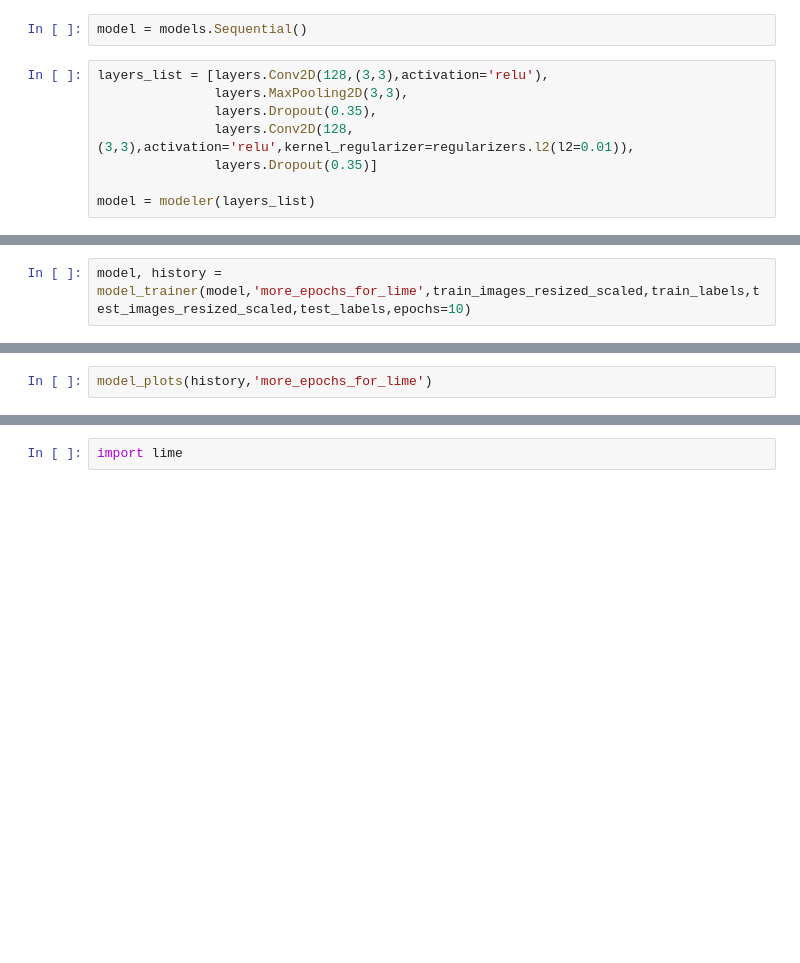
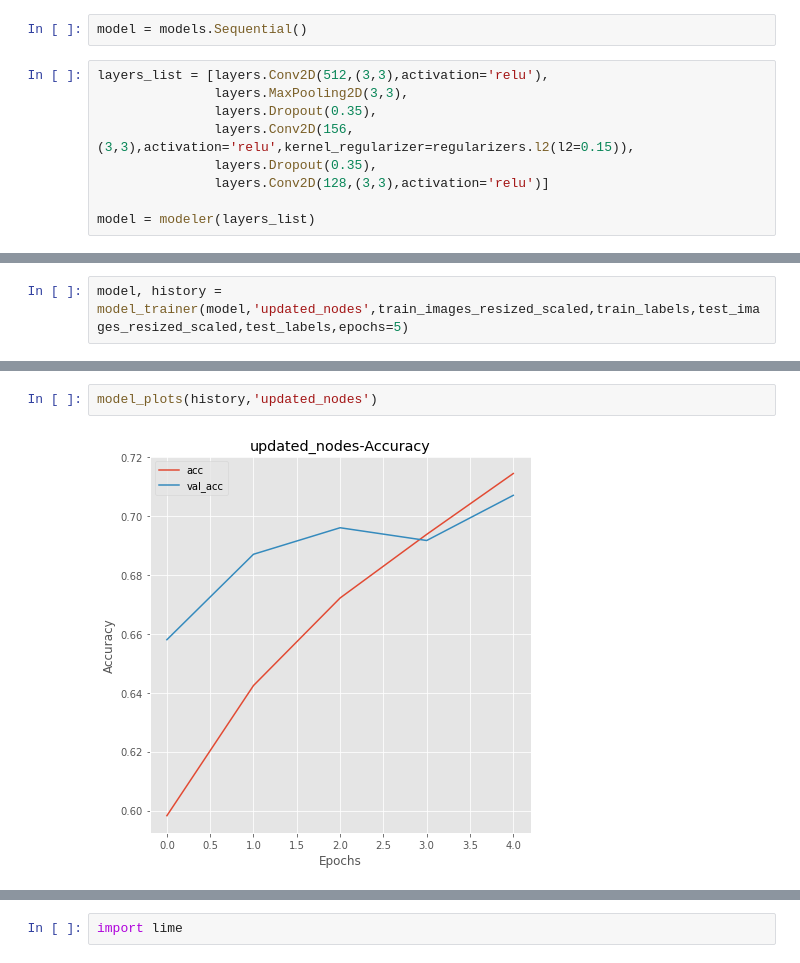
Before and after one commit to Joshua-Hill-Science/Landscapes, a Jupyter notebook: notebooks/exploratory/Warren/Lime.ipynb, the cells around one changed output, grey strips where cells are left out. Saved outputs shown, nothing was run; the diff lists cells and outputs as text; blank space fills up the shorter version.

```diff
--- a/notebooks/exploratory/Warren/Lime.ipynb
+++ b/notebooks/exploratory/Warren/Lime.ipynb
@@ -144,11 +142,12 @@ test_images_resized_scaled = test_images_resized.reshape((-1,75,75,3)).astype('f
 # %%
 model = models.Sequential()
 # %%
-layers_list = [layers.Conv2D(128,(3,3),activation='relu'),
+layers_list = [layers.Conv2D(512,(3,3),activation='relu'),
                layers.MaxPooling2D(3,3),
                layers.Dropout(0.35),
-               layers.Conv2D(128,(3,3),activation='relu',kernel_regularizer=regularizers.l2(l2=0.01)),
-               layers.Dropout(0.35)]
+               layers.Conv2D(156,(3,3),activation='relu',kernel_regularizer=regularizers.l2(l2=0.15)),
+               layers.Dropout(0.35),
+               layers.Conv2D(128,(3,3),activation='relu')]
 
 model = modeler(layers_list)
 # %%
@@ -172,5 +171,5 @@ Trainable params: 8,081,926
 Non-trainable params: 0
 _________________________________________________________________
 # %%
-model, history = model_trainer(model,'more_epochs_for_lime',train_images_resized_scaled,train_labels,test_images_resized_scaled,test_labels,epochs=10)
+model, history = model_trainer(model,'updated_nodes',train_images_resized_scaled,train_labels,test_images_resized_scaled,test_labels,epochs=5)
 # %% [output]
@@ -181,2 +186,4 @@ KeyboardInterrupt:
 # %%
-model_plots(history,'more_epochs_for_lime')
+model_plots(history,'updated_nodes')
+# %% [output]
+[figure, added]
```
Also changed, not shown: parts of 13 cells of this notebook, 17 other files.
